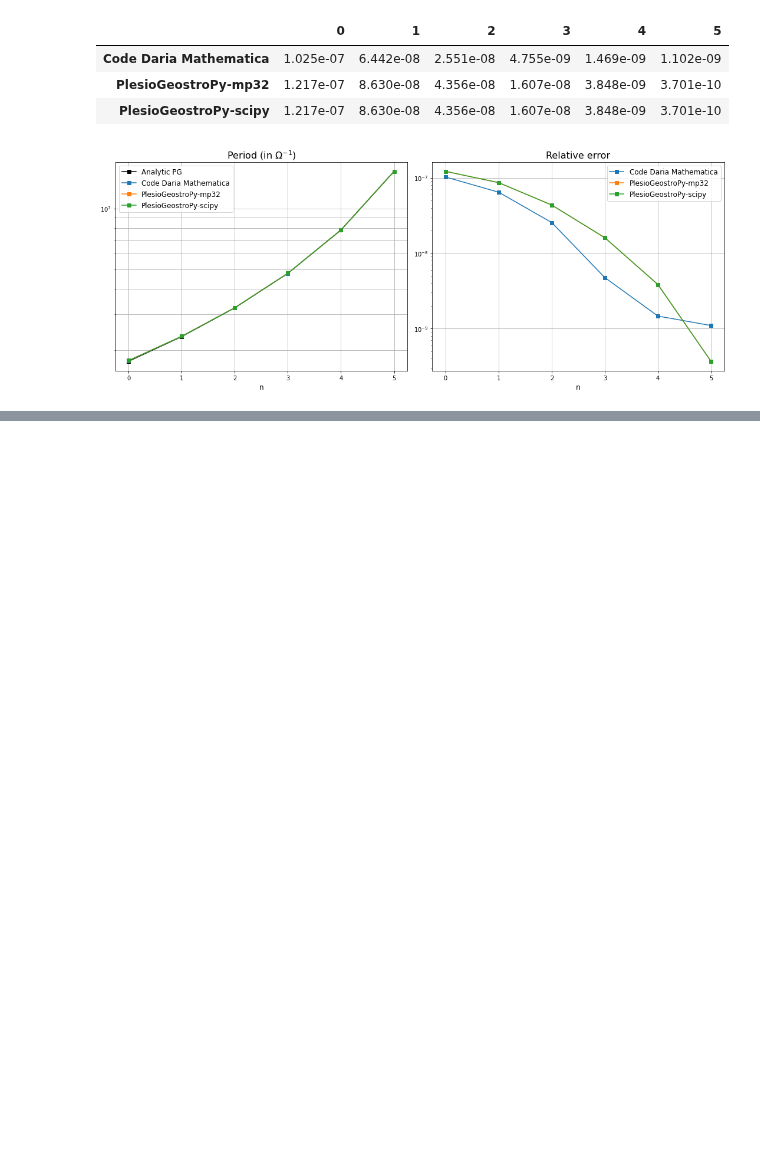
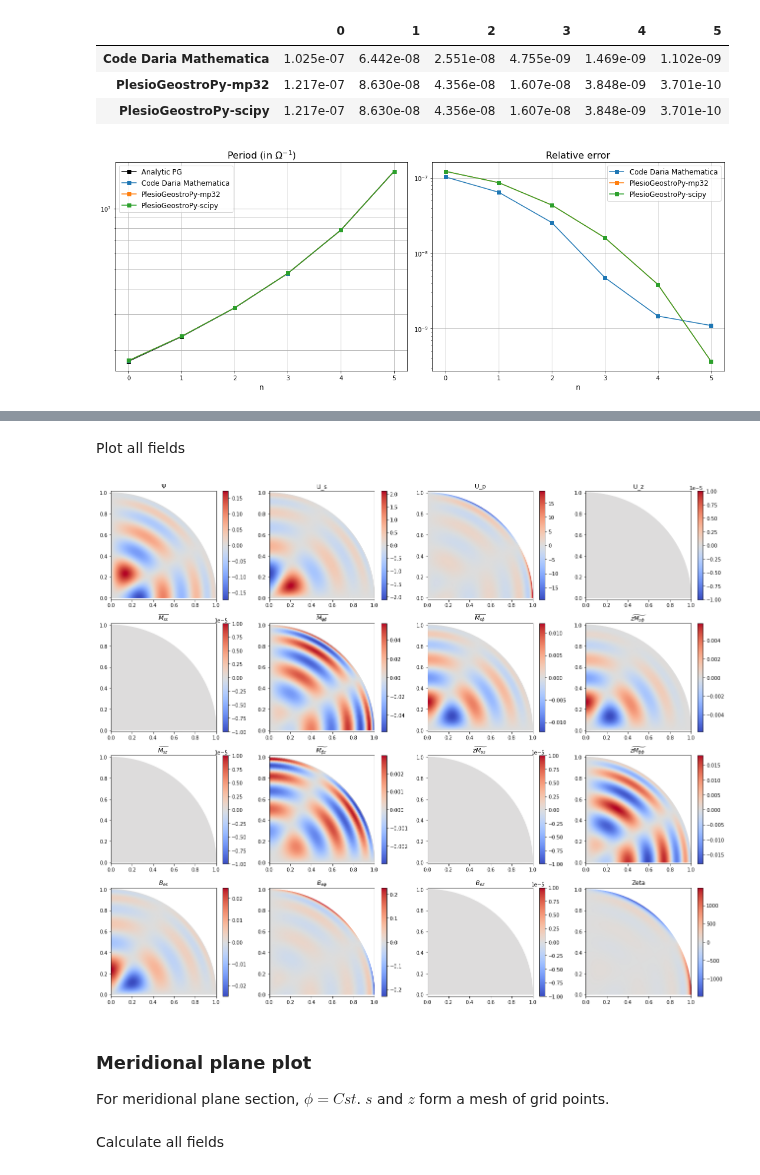
Before and after one commit to GentleMin/PlesioGeostroPy, a Jupyter notebook: EigenPost.ipynb, the cells around one changed output, grey strips where cells are left out. Saved outputs shown, nothing was run; the diff lists cells and outputs as text; code cells hidden in the pictures; blank space fills up the shorter version.

```diff
--- a/EigenPost.ipynb
+++ b/EigenPost.ipynb
@@ -130,0 +289,6 @@ plt.show()
+# %%
+z_cst = 0
+s_array = np.linspace(0, 1, num=100)
+p_array = np.linspace(0, np.pi/2, num=100)
+S_mesh, P_mesh = np.meshgrid(s_array, p_array)
+X_mesh, Y_mesh = S_mesh*np.cos(P_mesh), S_mesh*np.sin(P_mesh)
@@ -130,0 +297,57 @@ plt.show()
+# %%
+def calc_field_rad(fname, field_f):
+    N_trial = field_nrange[fname]
+    S_tmp, P_tmp = np.stack([S_mesh,]*N_trial, axis=-1), np.stack([P_mesh,]*N_trial, axis=-1)
+    N_tmp = np.stack([N_tmp*np.ones_like(S_mesh) for N_tmp in np.arange(N_trial)], axis=-1)
+    eval_tmp = field_f(S_tmp, P_tmp, z_cst, N_tmp, *[vec for vec in eigvec])
+    eval_tmp[np.isnan(eval_tmp)] = 0.
+    return np.sum(eval_tmp, axis=-1)
+
+eigmode_eval = field_func.apply(calc_field_rad, inplace=False, metadata=True)
+# %% [markdown]
+Plot all fields
+# %%
+plot_fields = [["Psi", "U_s", "U_p", "U_z"],
+               ["Mss", "Mpp", "Msp", "zMsp"],
+               ["Msz", "Mpz", "zMss", "zMpp"],
+               ["Bs_e", "Bp_e", "Bz_e", "Zeta"]]
+save_name = None
+# save_name = "./out/solutions/Malkus/m3n5_sympy_eqplot"
+override = False
+
+nrows, ncols = len(plot_fields), len(plot_fields[0])
+fig, axes = plt.subplots(nrows=nrows, ncols=ncols, figsize=(ncols*4.5, nrows*3.75))
+
+for i_r in range(nrows):
+    for i_c in range(ncols):
+        fname = plot_fields[i_r][i_c]
+        ax = axes[i_r][i_c]
+        if fname is None:
+            ax.remove()
+            continue
+        if np.abs(np.real(eigmode_eval[fname])).max() > 1e-5:
+            cm = ax.pcolormesh(X_mesh, Y_mesh, np.real(eigmode_eval[fname]), shading="gouraud", cmap="coolwarm")
+            plt.colorbar(cm, ax=ax)
+        else:
+            cm = ax.pcolormesh(X_mesh, Y_mesh, np.real(eigmode_eval[fname]), shading="gouraud", cmap="coolwarm", vmin=-1e-5, vmax=+1e-5)
+            plt.colorbar(cm, ax=ax)
+        if fname in core.pgvar._field_names:
+            ax.set_title(r'$%s$' % (core.pgvar[fname].name,))
+        else:
+            ax.set_title(fname)
+        ax.axis("equal")
+
+plt.tight_layout()
+if save_name is not None:
+    if os.path.exists(save_name + '.png') and not override:
+        print("File exists... aborting...")
+    else:
+        plt.savefig(save_name + '.png', format="png", dpi=150, bbox_inches="tight")
+
+plt.show()
+# %% [output]
+[figure, added]
+# %% [markdown]
+### Meridional plane plot
+
+For meridional plane section, $\phi=Cst$. $s$ and $z$ form a mesh of grid points.
@@ -130,0 +360,2 @@ plt.show()
+# %% [markdown]
+Calculate all fields
```
Also changed, not shown: parts of 32 cells of this notebook, 3 other files.
